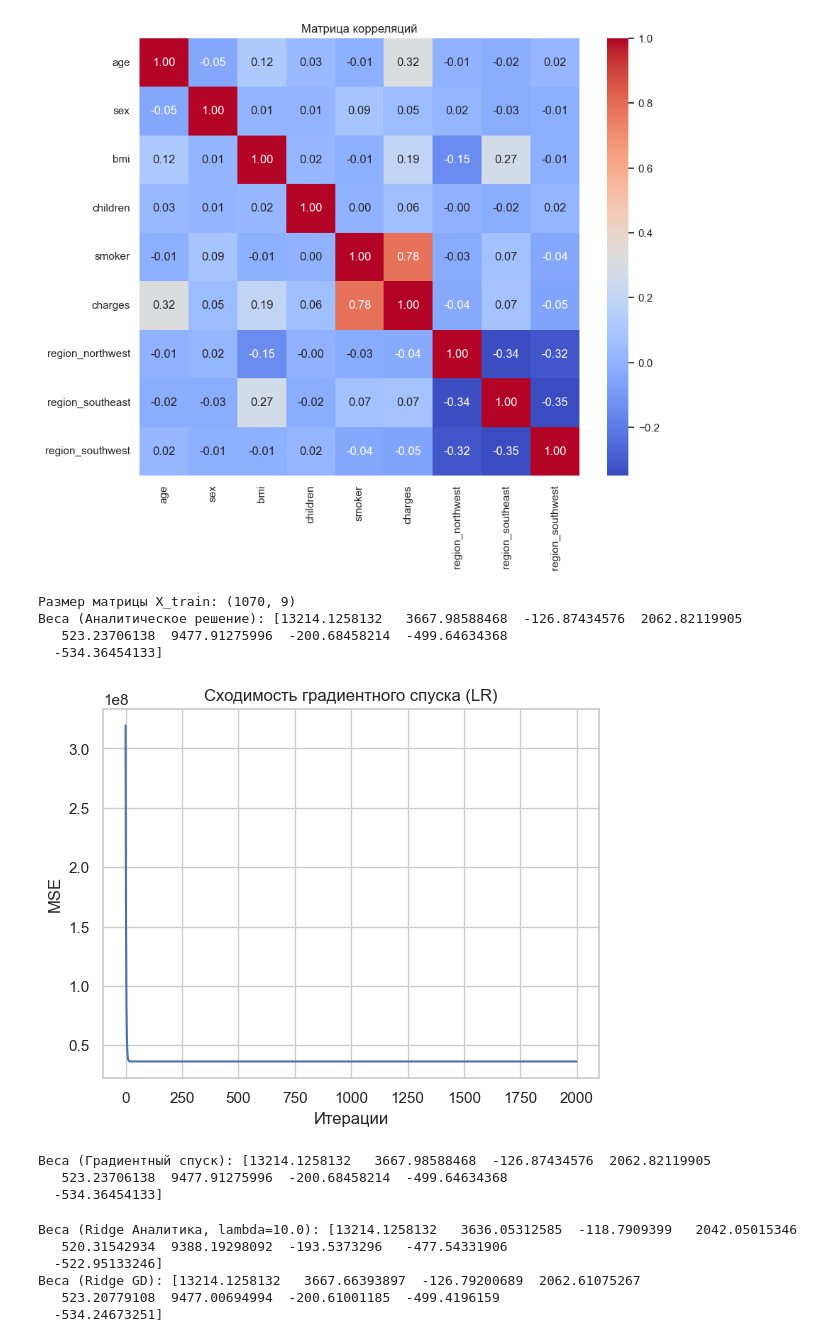
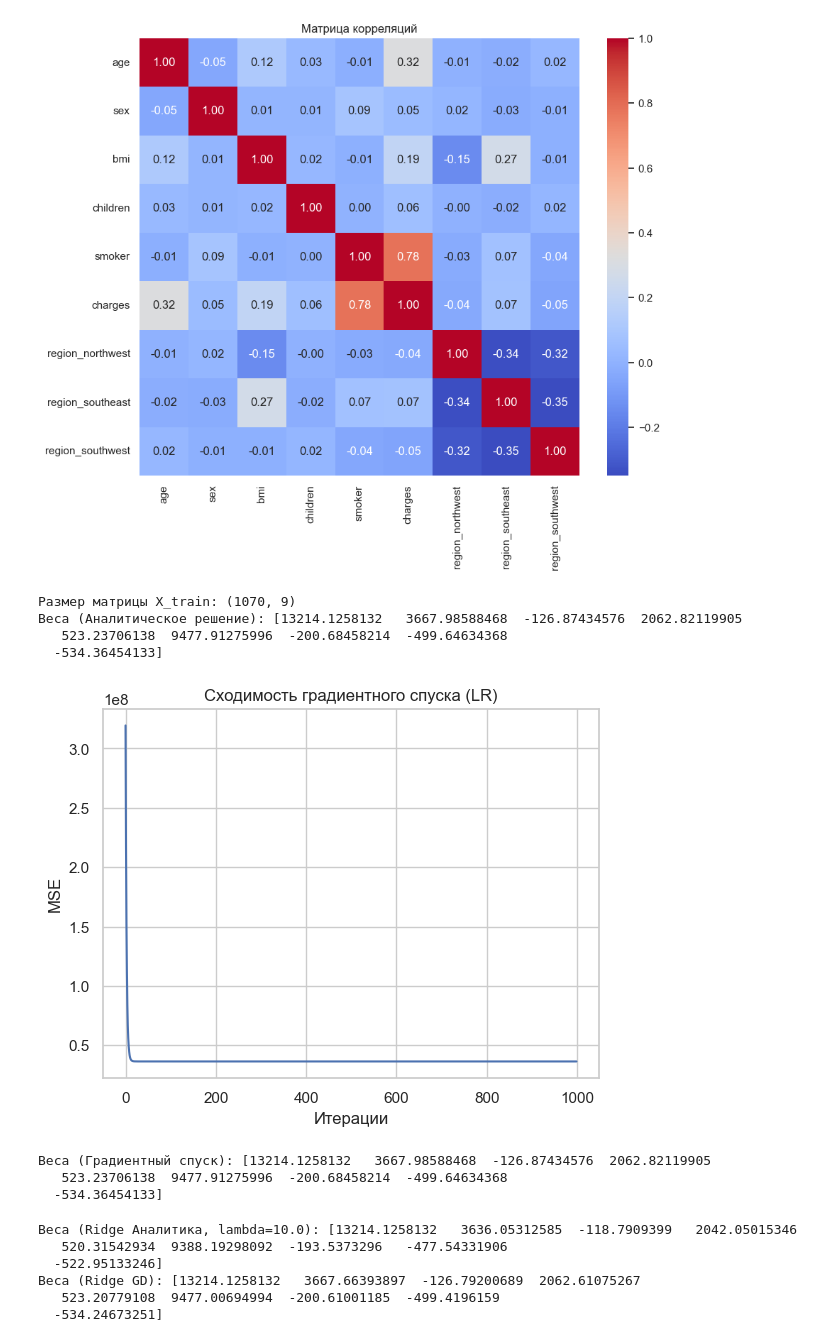
Before and after one commit to poluzerovT/oiad-4-2025, a Jupyter notebook: korolyov/oiad3.ipynb, the cells around one changed output. Saved outputs shown, nothing was run; the diff lists cells and outputs as text; code cells hidden in the pictures.

```diff
--- a/korolyov/oiad3.ipynb
+++ b/korolyov/oiad3.ipynb
@@ -138,7 +138,7 @@ w_analytic = linear_regression_analytic(X_train, y_train)
 
 print("Веса (Аналитическое решение):", w_analytic)
 
-def linear_regression_gradient_descent(X, y, learning_rate=0.01, n_iterations=1000):
+def linear_regression_gradient_descent(X, y, learning_rate, n_iterations):
     m = len(y)
     w = np.random.randn(X.shape[1]) * 0.01
 
@@ -146,35 +146,35 @@ def linear_regression_gradient_descent(X, y, learning_rate=0.01, n_iterations=10
 
     for i in range(n_iterations):
         y_pred = X.dot(w)
 
         error = y_pred - y
 
         gradient = (2/m) * X.T.dot(error)
 
         w = w - learning_rate * gradient
 
         cost = np.mean(error**2)
         loss_history.append(cost)
 
     return w, loss_history
 
 # Обучение
-w_gd, history_gd = linear_regression_gradient_descent(X_train, y_train, learning_rate=0.1, n_iterations=2000)
+w_gd, history_gd = linear_regression_gradient_descent(X_train, y_train, learning_rate=0.1, n_iterations=1000)
 
 # График сходимости
 plt.plot(history_gd)
 plt.title("Сходимость градиентного спуска (LR)")
 plt.xlabel("Итерации")
 plt.ylabel("MSE")
 plt.show()
 
 print("Веса (Градиентный спуск):", w_gd)
 # %% [output]
 Размер матрицы X_train: (1070, 9)
 Веса (Аналитическое решение): [13214.1258132   3667.98588468  -126.87434576  2062.82119905
    523.23706138  9477.91275996  -200.68458214  -499.64634368
   -534.36454133]
-[figure, old version]
+[figure, new version]
 Веса (Градиентный спуск): [13214.1258132   3667.98588468  -126.87434576  2062.82119905
    523.23706138  9477.91275996  -200.68458214  -499.64634368
   -534.36454133]
```
Also changed, not shown: parts of 1 cell of this notebook.
